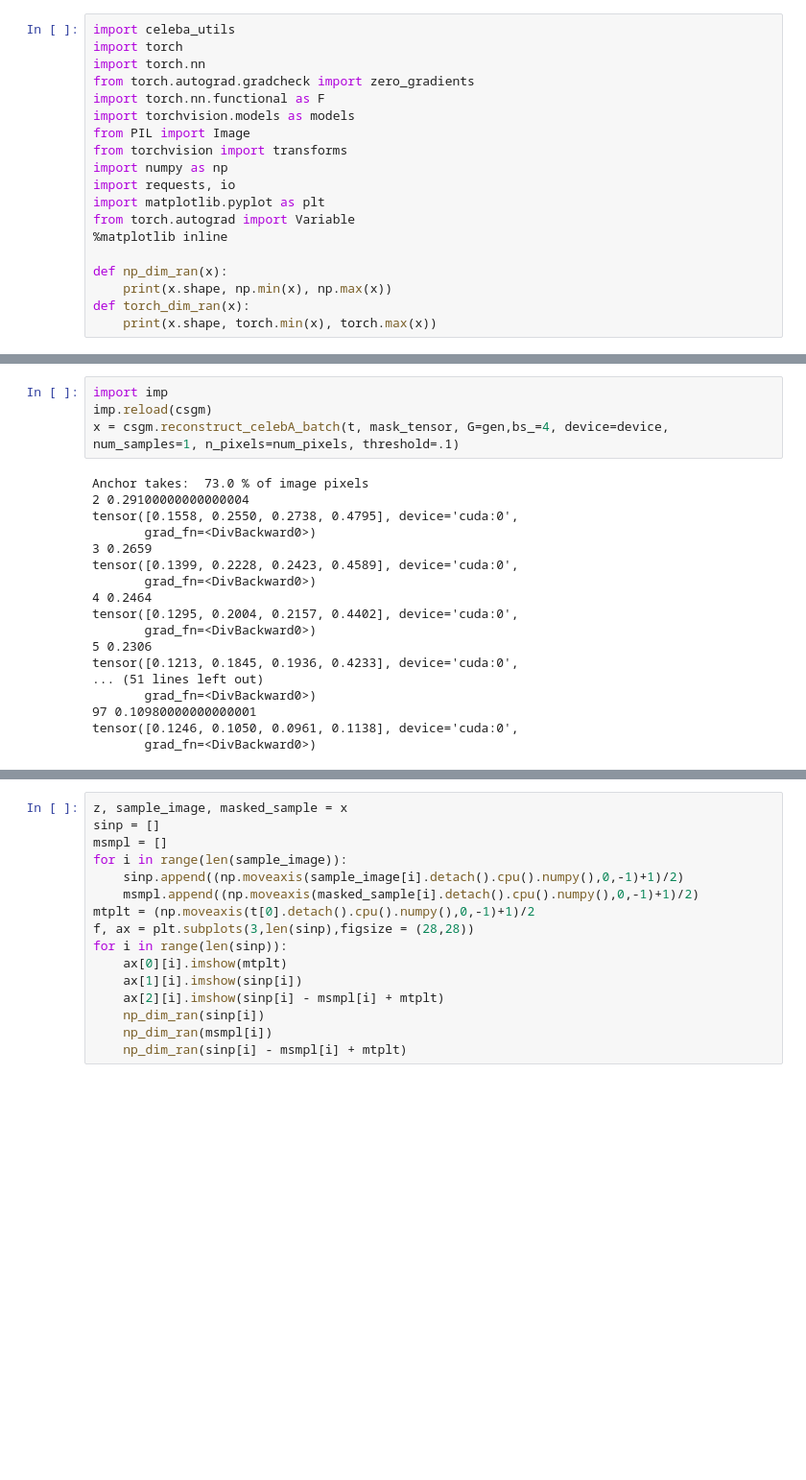
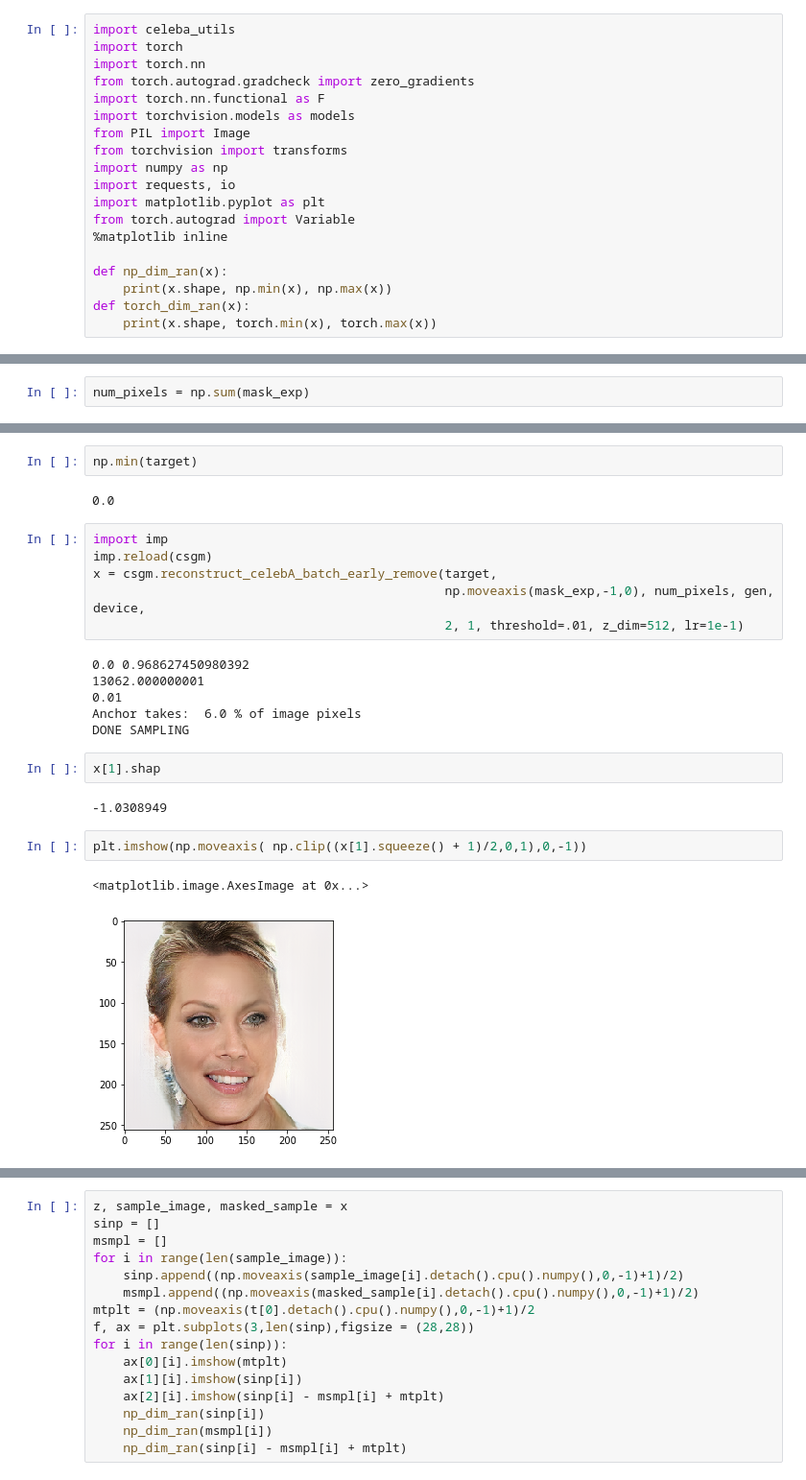
Before and after one commit to kurtisdavid/GANchors, a Jupyter notebook: ProGAN ReconstructBatch.ipynb, the cells around one changed output, grey strips where cells are left out. Shown at 96% size. Cells and saved outputs as stored; diff of their text form; blank space fills up the shorter version.

Commit message:
csgm for celeba hq working

```diff
--- a/ProGAN ReconstructBatch.ipynb
+++ b/ProGAN ReconstructBatch.ipynb
@@ -170,0 +183,2 @@ torch.Size([1, 3, 256, 256]) tensor(-1., device='cuda:0') tensor(1., device='cud
+# %%
+num_pixels = np.sum(mask_exp)
@@ -171,22 +199,25 @@ torch.Size([1, 3, 256, 256]) tensor(-1., device='cuda:0') tensor(1., device='cud
+# %%
+np.min(target)
+# %% [output]
+0.0
 # %%
 import imp
 imp.reload(csgm)
-x = csgm.reconstruct_celebA_batch(t, mask_tensor, G=gen,bs_=4, device=device, num_samples=1, n_pixels=num_pixels, threshold=.1)
+x = csgm.reconstruct_celebA_batch_early_remove(target,
+                                               np.moveaxis(mask_exp,-1,0), num_pixels, gen, device,
+                                               2, 1, threshold=.01, z_dim=512, lr=1e-1)
 # %% [output]
-Anchor takes:  73.0 % of image pixels
-2 0.29100000000000004
-tensor([0.1558, 0.2550, 0.2738, 0.4795], device='cuda:0',
-       grad_fn=<DivBackward0>)
-3 0.2659
-tensor([0.1399, 0.2228, 0.2423, 0.4589], device='cuda:0',
-       grad_fn=<DivBackward0>)
-4 0.2464
-tensor([0.1295, 0.2004, 0.2157, 0.4402], device='cuda:0',
-       grad_fn=<DivBackward0>)
-5 0.2306
-tensor([0.1213, 0.1845, 0.1936, 0.4233], device='cuda:0',
-... (51 lines left out)
-       grad_fn=<DivBackward0>)
-97 0.10980000000000001
-tensor([0.1246, 0.1050, 0.0961, 0.1138], device='cuda:0',
-       grad_fn=<DivBackward0>)
+0.0 0.968627450980392
+13062.000000001
+0.01
+Anchor takes:  6.0 % of image pixels
+DONE SAMPLING
+# %%
+x[1].shap
+# %% [output]
+-1.0308949
+# %%
+plt.imshow(np.moveaxis( np.clip((x[1].squeeze() + 1)/2,0,1),0,-1))
+# %% [output]
+<matplotlib.image.AxesImage at 0x...>
+[figure, added]
```
Also changed, not shown: parts of 21 cells of this notebook, 2 other files.
